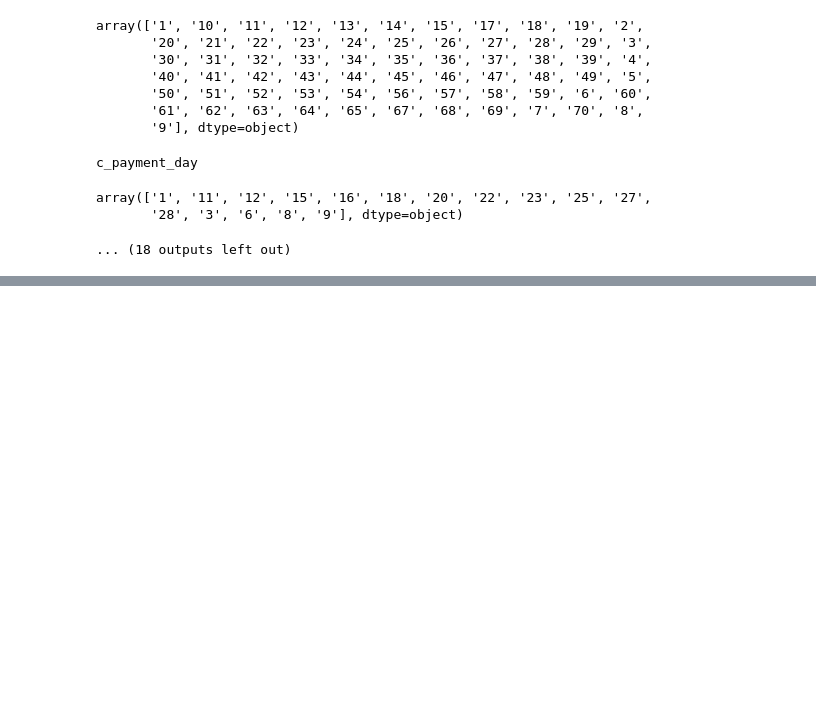
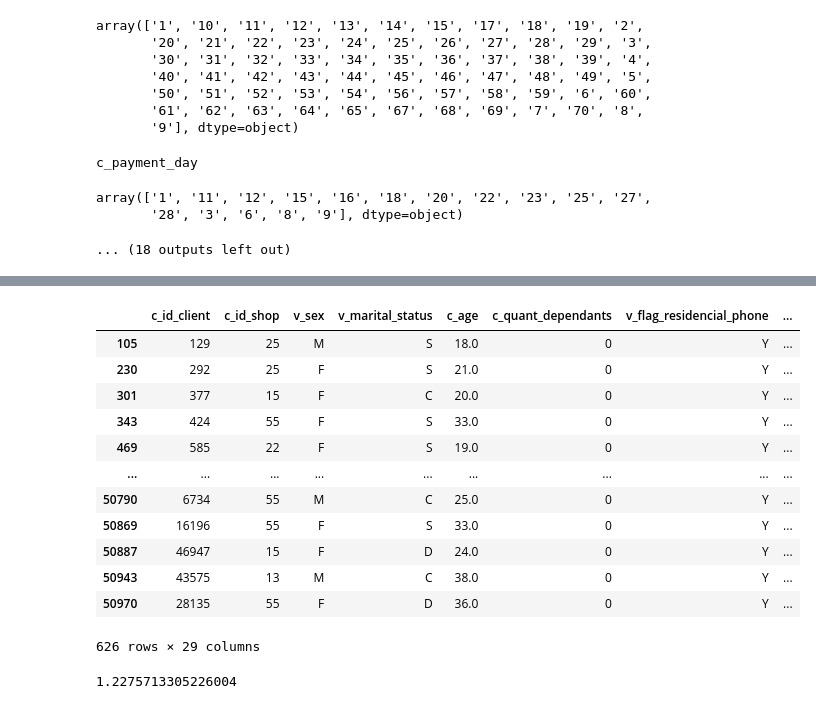
Before and after one commit to alanruizmondragon/examen, a Jupyter notebook: code/examen_ruiz_mondragon_alan.ipynb, the cells around one changed output, grey strips where cells are left out. Saved outputs shown, nothing was run; the diff lists cells and outputs as text; code cells hidden in the pictures; blank space fills up the shorter version.

```diff
--- a/code/examen_ruiz_mondragon_alan.ipynb
+++ b/code/examen_ruiz_mondragon_alan.ipynb
@@ -620,0 +697,21 @@ La variable **v_flag_contact_phone** contiene valores **nan** hay que validar qu
+# %%
+df[(df["c_age"] - df["c_months_in_the_job"]/12).map(lambda x:x<15)]
+# %% [output]
+|  | c_id_client | c_id_shop | v_sex | v_marital_status | c_age | c_quant_dependants | v_flag_residencial_phone | ... |
+| 105 | 129 | 25 | M | S | 18.0 | 0 | Y | ... |
+| 230 | 292 | 25 | F | S | 21.0 | 0 | Y | ... |
+| 301 | 377 | 15 | F | C | 20.0 | 0 | Y | ... |
+| 343 | 424 | 55 | F | S | 33.0 | 0 | Y | ... |
+| 469 | 585 | 22 | F | S | 19.0 | 0 | Y | ... |
+| ... | ... | ... | ... | ... | ... | ... | ... | ... |
+| 50790 | 6734 | 55 | M | C | 25.0 | 0 | Y | ... |
+| 50869 | 16196 | 55 | F | S | 33.0 | 0 | Y | ... |
+| 50887 | 46947 | 15 | F | D | 24.0 | 0 | Y | ... |
+| 50943 | 43575 | 13 | M | C | 38.0 | 0 | Y | ... |
+| 50970 | 28135 | 55 | F | D | 36.0 | 0 | Y | ... |
+626 rows × 29 columns
+# %%
+#Obtenemos el porcentaje de datos invalidos debido a la lógica de años con vida y años de vivienda
+(df[(df["c_age"] - df["c_months_in_the_job"]/12).map(lambda x:x<15)].shape[0]/df.shape[0]) * 100
+# %% [output]
+1.2275713305226004
```
Also changed, not shown: parts of 28 cells of this notebook.
